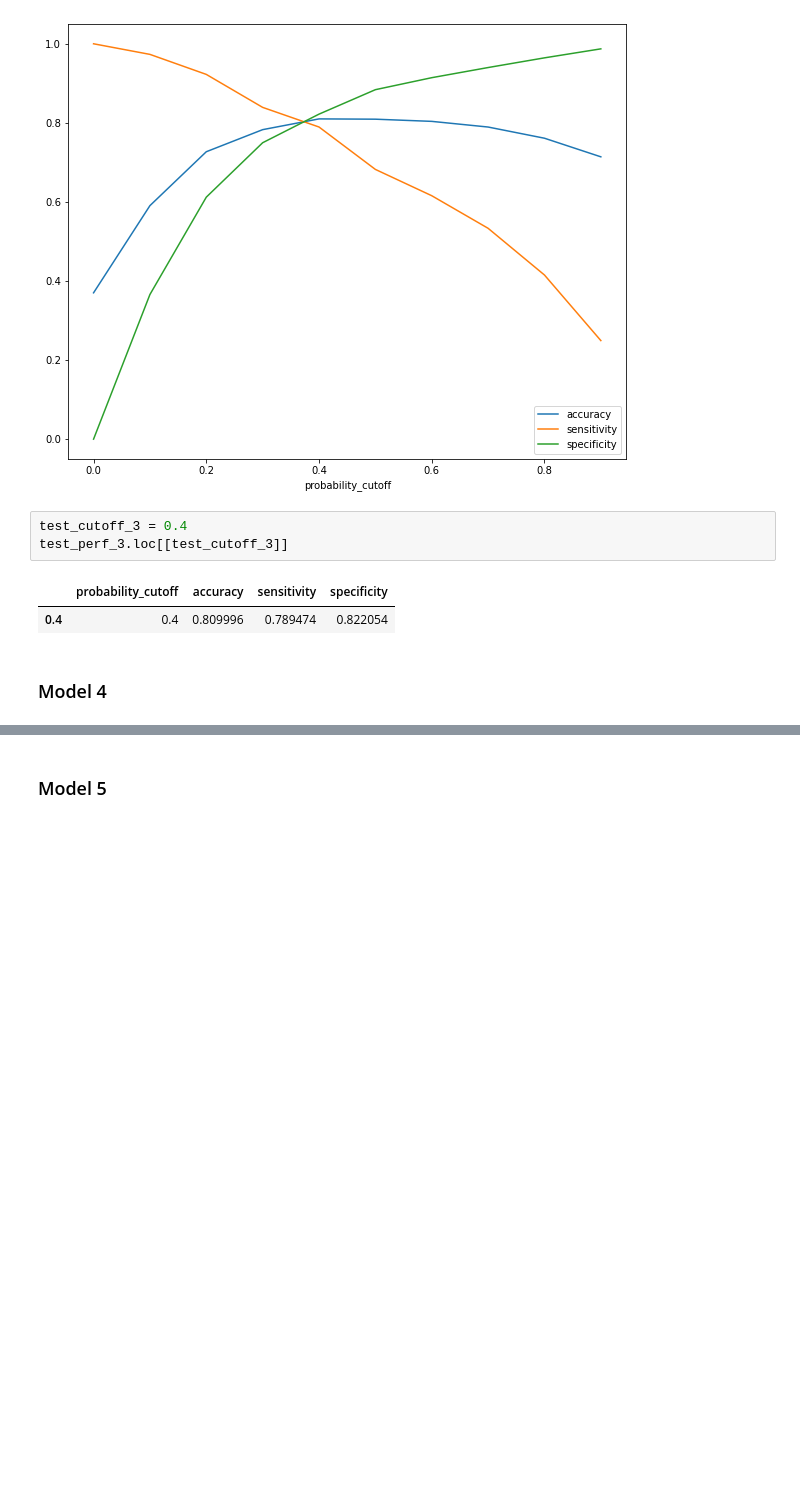
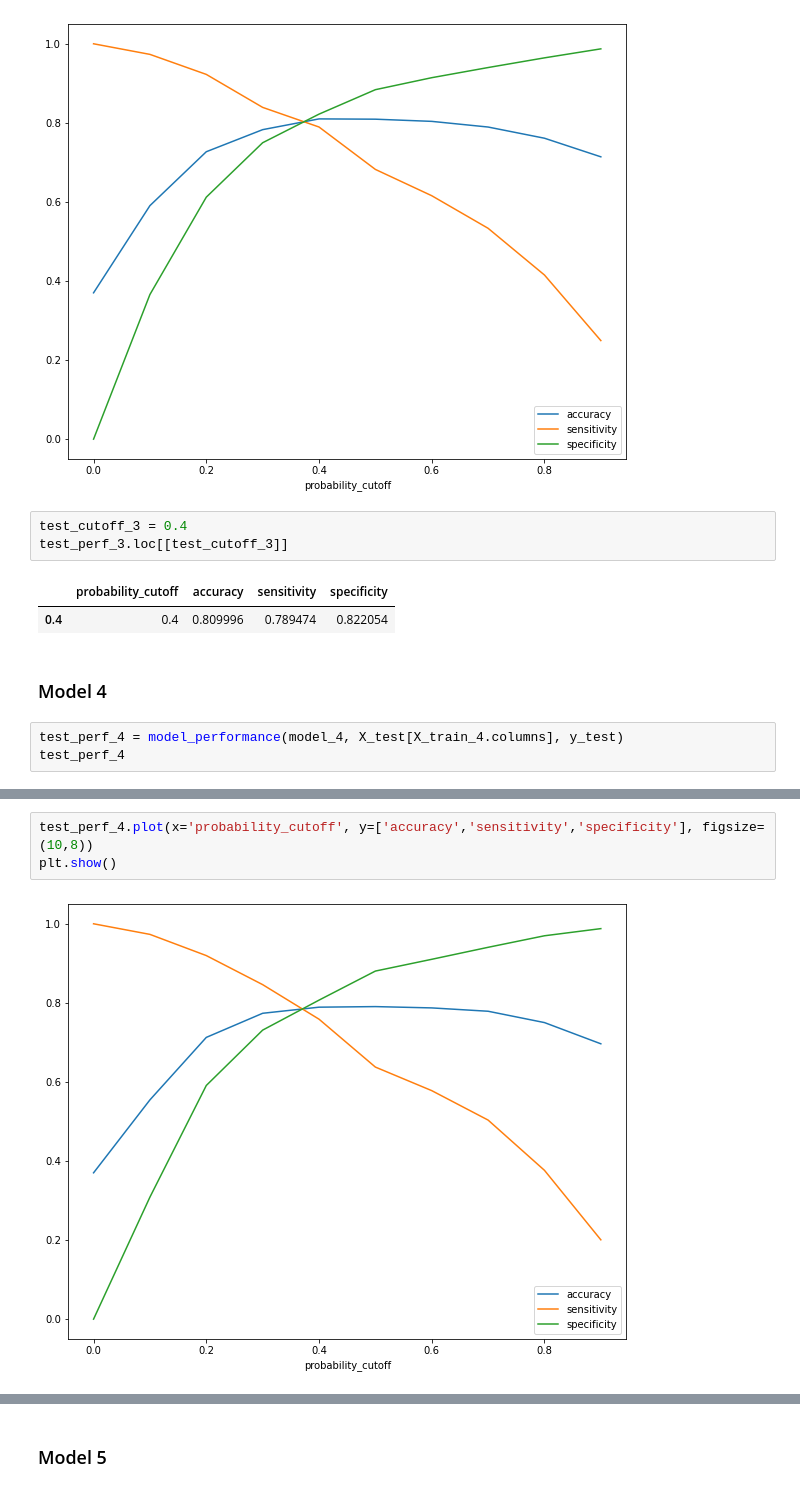
Before and after one commit to SachinShekhar/Lead-Scoring-Case-Study, a Jupyter notebook: Case Study.ipynb, the cells around one changed output, grey strips where cells are left out. Saved outputs shown, nothing was run; the diff lists cells and outputs as text; blank space fills up the shorter version.

Commit message:
Fourth Model Evaluation

```diff
--- a/Case Study.ipynb
+++ b/Case Study.ipynb
@@ -2077,3 +2077,6 @@ test_perf_3.loc[[test_cutoff_3]]
 | 0.4 | 0.4 | 0.809996 | 0.789474 | 0.822054 |
 # %% [markdown]
 ### Model 4
+# %%
+test_perf_4 = model_performance(model_4, X_test[X_train_4.columns], y_test)
+test_perf_4
@@ -2079,0 +2095,5 @@ test_perf_3.loc[[test_cutoff_3]]
+# %%
+test_perf_4.plot(x='probability_cutoff', y=['accuracy','sensitivity','specificity'], figsize=(10,8))
+plt.show()
+# %% [output]
+[figure, added]
```
Also changed, not shown: parts of 2 cells of this notebook.
